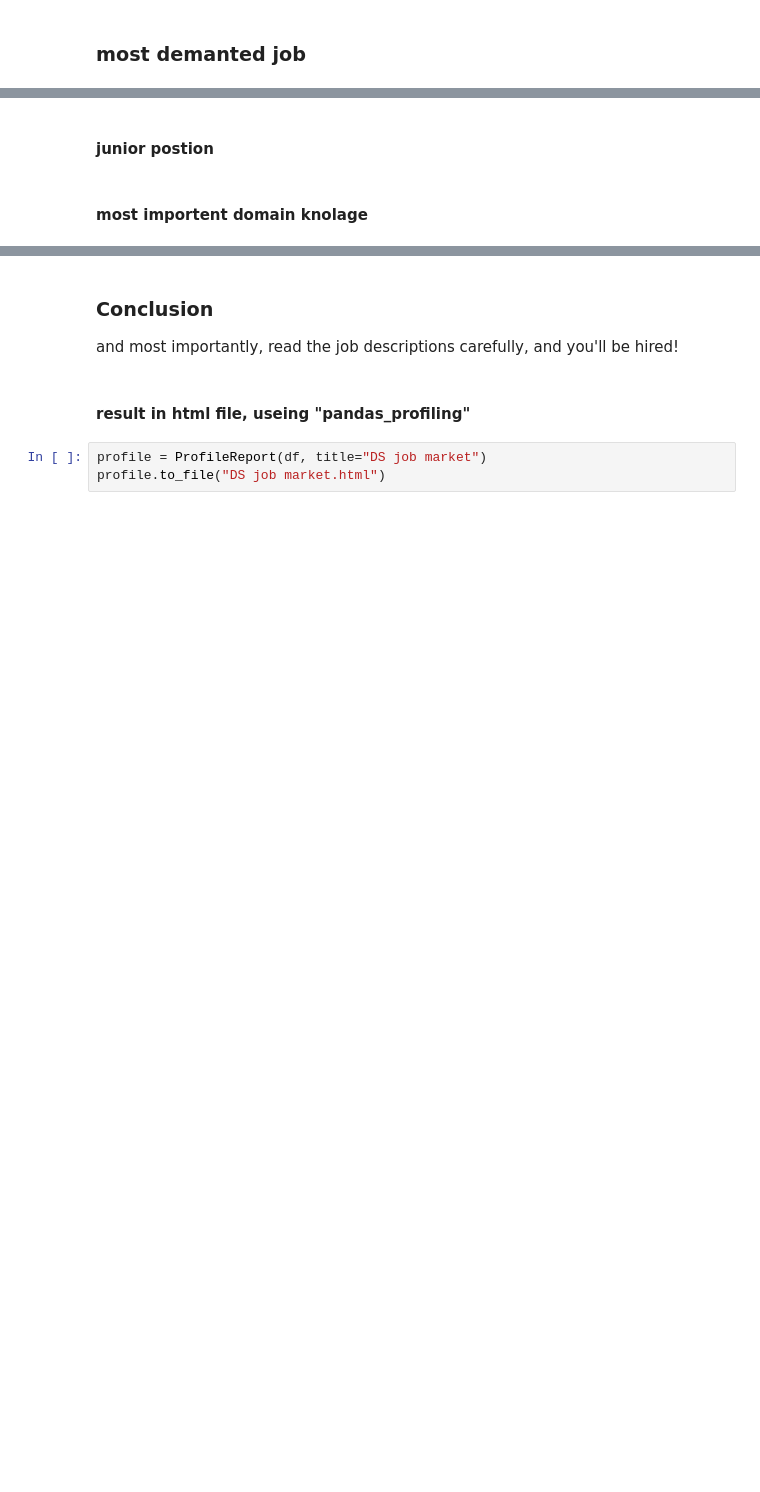
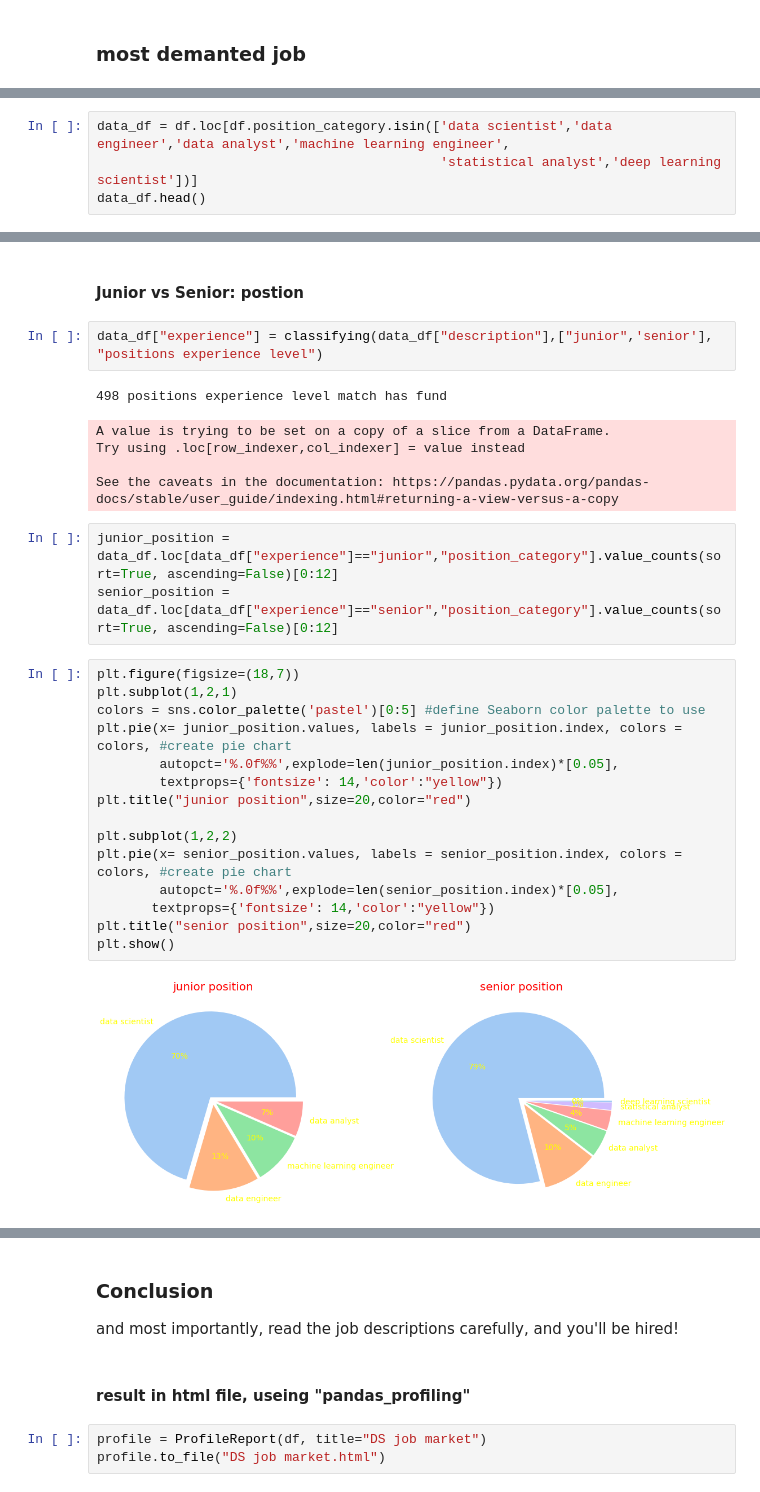
Before and after one commit to NirAharon1/Data-Analysis-Projects, a Jupyter notebook: Data Scientist Job Market in the U.S/DS job market.ipynb, the cells around one changed output, grey strips where cells are left out. Cells and saved outputs as stored; diff of their text form; blank space fills up the shorter version.

```diff
--- a/Data Scientist Job Market in the U.S/DS job market.ipynb
+++ b/Data Scientist Job Market in the U.S/DS job market.ipynb
@@ -134,0 +332,4 @@ sns.barplot(x=top_10_location.index, y=top_10_location, palette='Set2');
+# %%
+data_df = df.loc[df.position_category.isin(['data scientist','data engineer','data analyst','machine learning engineer',
+                                            'statistical analyst','deep learning scientist'])]
+data_df.head()
@@ -135,5 +343,31 @@ sns.barplot(x=top_10_location.index, y=top_10_location, palette='Set2');
 # %% [markdown]
-#### junior postion
+#### Junior vs Senior:  **postion**
-# %% [markdown]
-#### most importent domain knolage
+# %%
+data_df["experience"] = classifying(data_df["description"],["junior",'senior'], "positions experience level")
+# %% [output]
+498 positions experience level match has fund
+A value is trying to be set on a copy of a slice from a DataFrame.
+Try using .loc[row_indexer,col_indexer] = value instead
+
+See the caveats in the documentation: https://pandas.pydata.org/pandas-docs/stable/user_guide/indexing.html#returning-a-view-versus-a-copy
+# %%
+junior_position = data_df.loc[data_df["experience"]=="junior","position_category"].value_counts(sort=True, ascending=False)[0:12]
+senior_position = data_df.loc[data_df["experience"]=="senior","position_category"].value_counts(sort=True, ascending=False)[0:12]
+# %%
+plt.figure(figsize=(18,7))
+plt.subplot(1,2,1)
+colors = sns.color_palette('pastel')[0:5] #define Seaborn color palette to use
+plt.pie(x= junior_position.values, labels = junior_position.index, colors = colors, #create pie chart
+        autopct='%.0f%%',explode=len(junior_position.index)*[0.05],
+        textprops={'fontsize': 14,'color':"yellow"})
+plt.title("junior position",size=20,color="red")
+
+plt.subplot(1,2,2)
+plt.pie(x= senior_position.values, labels = senior_position.index, colors = colors, #create pie chart
+        autopct='%.0f%%',explode=len(senior_position.index)*[0.05],
+       textprops={'fontsize': 14,'color':"yellow"})
+plt.title("senior position",size=20,color="red")
+plt.show()
+# %% [output]
+[figure, added]
 # %% [markdown]
```
Also changed, not shown: parts of 56 cells of this notebook.
